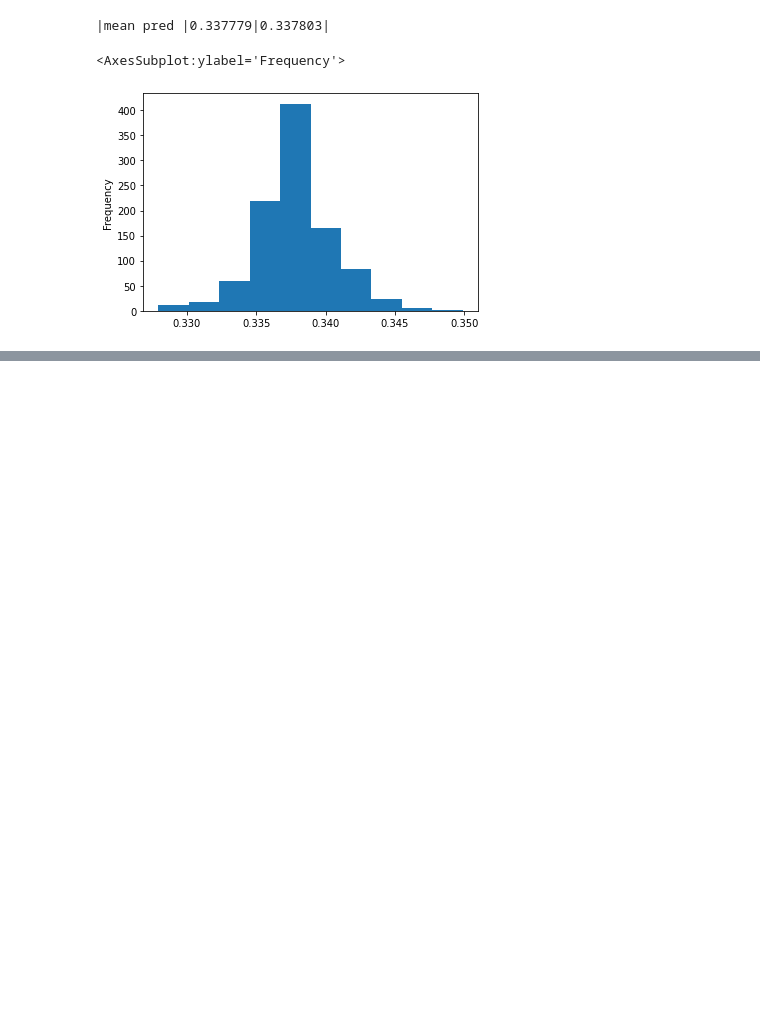
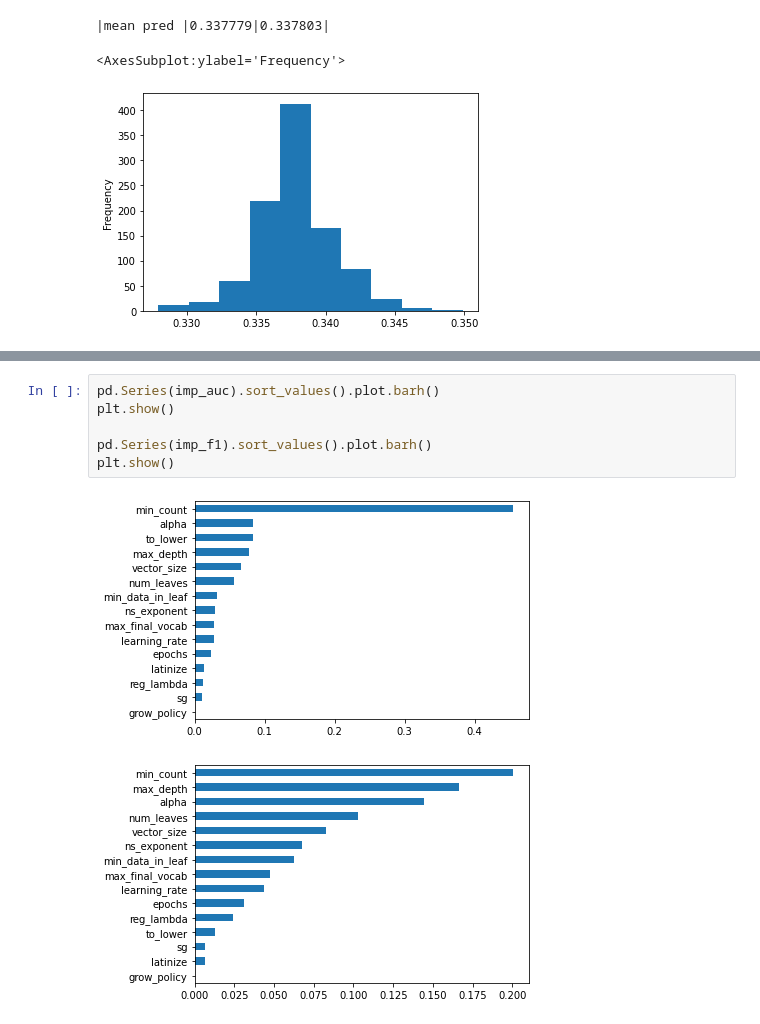
Before and after one commit to mbronis/gensim, a Jupyter notebook: gensim_optuna.ipynb, the cells around one changed output, grey strips where cells are left out. Cells and saved outputs as stored; diff of their text form; blank space fills up the shorter version.

```diff
--- a/gensim_optuna.ipynb
+++ b/gensim_optuna.ipynb
@@ -314,0 +207,9 @@ run: 77, compleated: 16 (0.208)
+# %%
+pd.Series(imp_auc).sort_values().plot.barh()
+plt.show()
+
+pd.Series(imp_f1).sort_values().plot.barh()
+plt.show()
+# %% [output]
+[figure, added]
+[figure, added]
```
Also changed, not shown: parts of 19 cells of this notebook.
